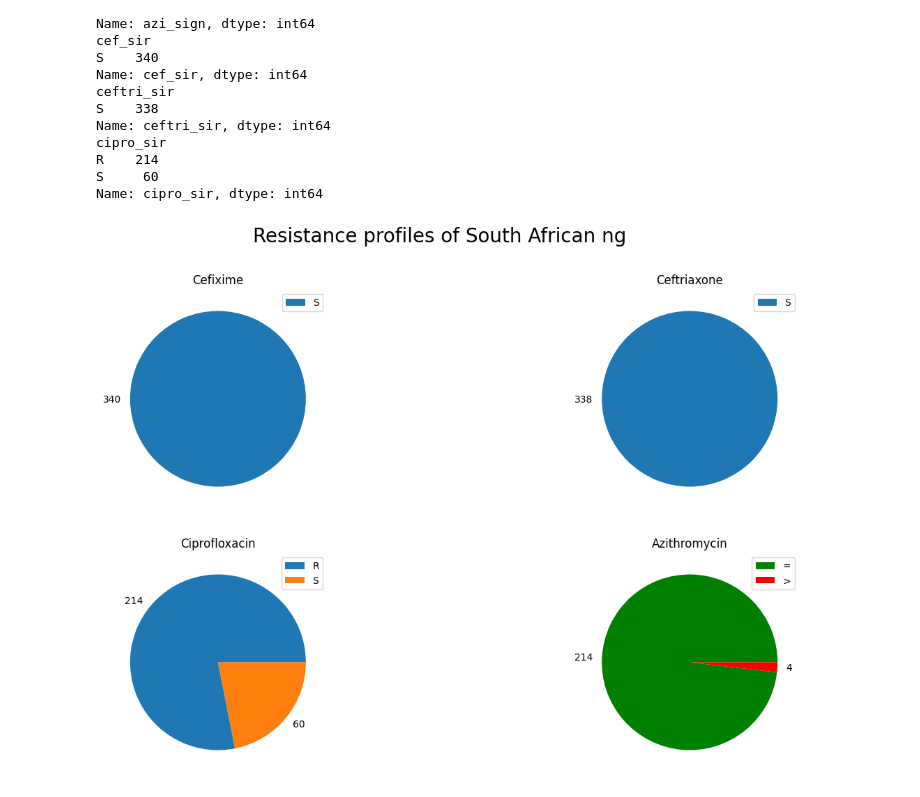
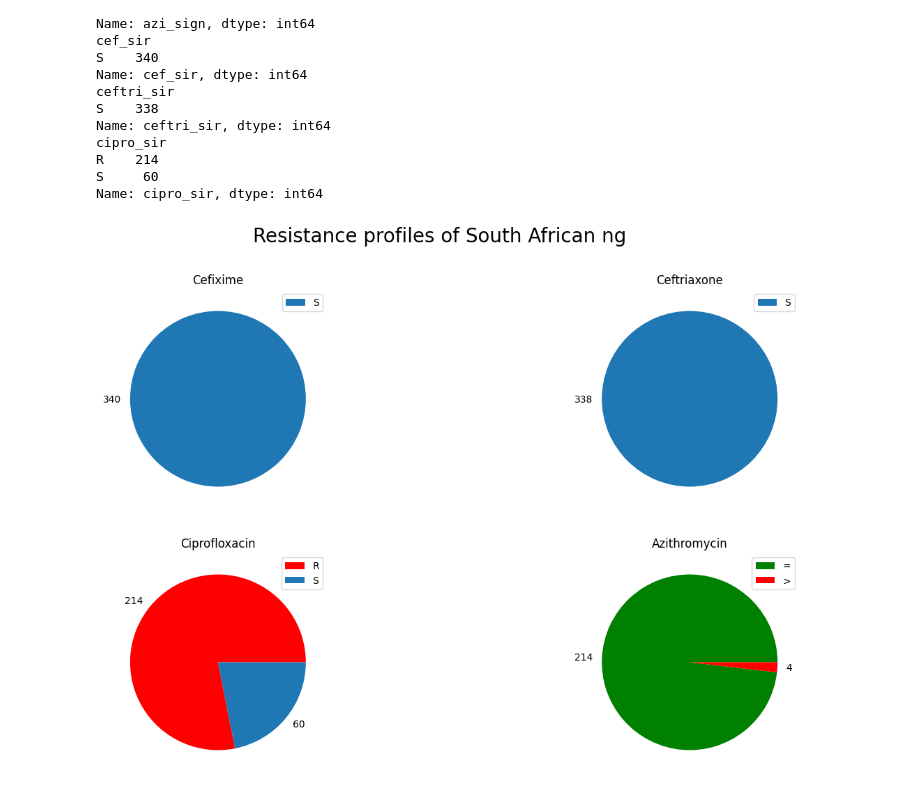
Before and after one commit to watchlotr/NGonorrhoeae_Y4, a Jupyter notebook: NG_Figures.ipynb, the cells around one changed output. Cells and saved outputs as stored; diff of their text form; code cells hidden in the pictures.

Commit message:
Commit 4 - adds pie charts for phenotypic resistance profiles of all South African isolates

```diff
--- a/NG_Figures.ipynb
+++ b/NG_Figures.ipynb
@@ -133,24 +133,24 @@ Name: cipro_sir, dtype: int64
 # %%
 fig, ax = plt.subplots(2,2, figsize = (16,9))
 
 ax[0,0].pie(amr_cef, labels = amr_cef)
 ax[0,0].set_title("Cefixime")
 ax[0,0].legend(amr_cef.keys().tolist(), loc = "upper right")
 
 ax[0,1].pie(amr_ceftri, labels = amr_ceftri)
 ax[0,1].set_title("Ceftriaxone")
 ax[0,1].legend(amr_ceftri.keys().tolist(), loc = "upper right")
 
-ax[1,0].pie(amr_cipro, labels = amr_cipro)
+ax[1,0].pie(amr_cipro, labels = amr_cipro, colors = ["red", "#1f77b4"])
 ax[1,0].set_title("Ciprofloxacin")
 ax[1,0].legend(amr_cipro.keys().tolist(), loc = "upper right")
 
 ax[1,1].pie(amr_azi, labels = amr_azi, colors = ["green", "red"])
 ax[1,1].set_title("Azithromycin")
 ax[1,1].legend(amr_azi.keys().tolist(), loc = "upper right")
 
 fig.suptitle("Resistance profiles of South African ng", fontsize = 20)
 
 plt.show()
 # %% [output]
-[figure, old version]
+[figure, new version]
```
Also changed, not shown: parts of 1 cell of this notebook, 4 other files.
